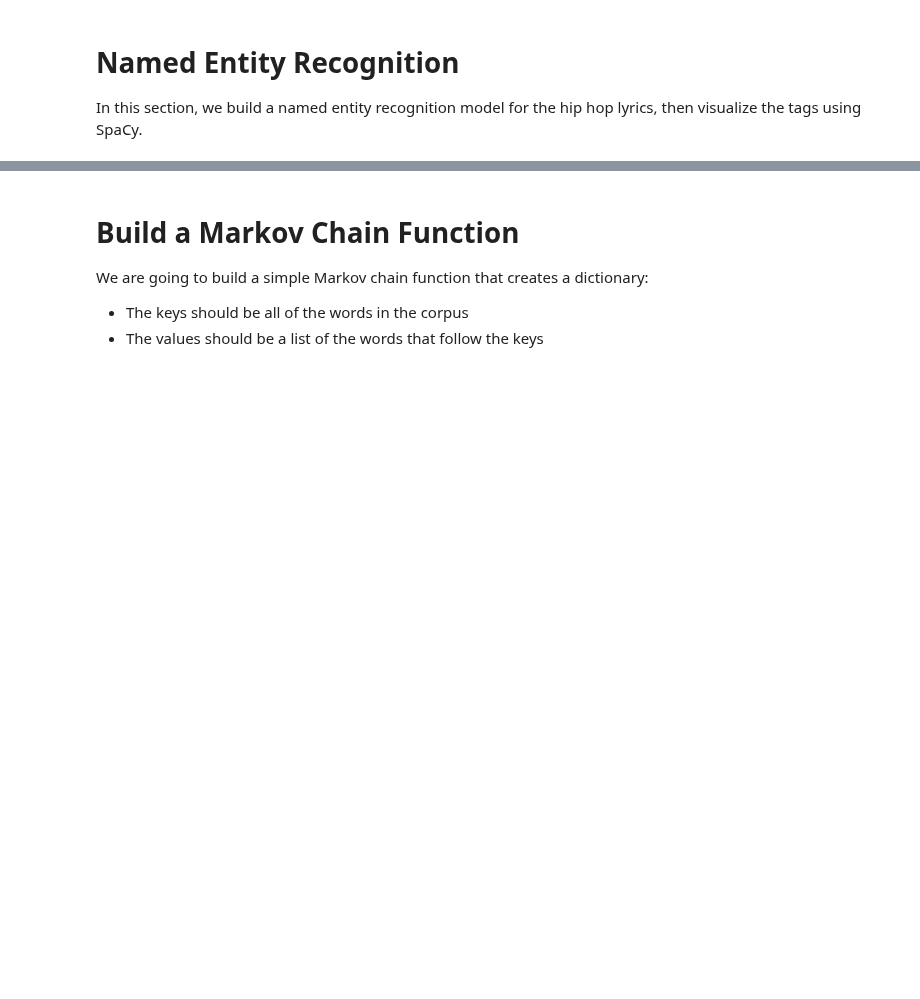
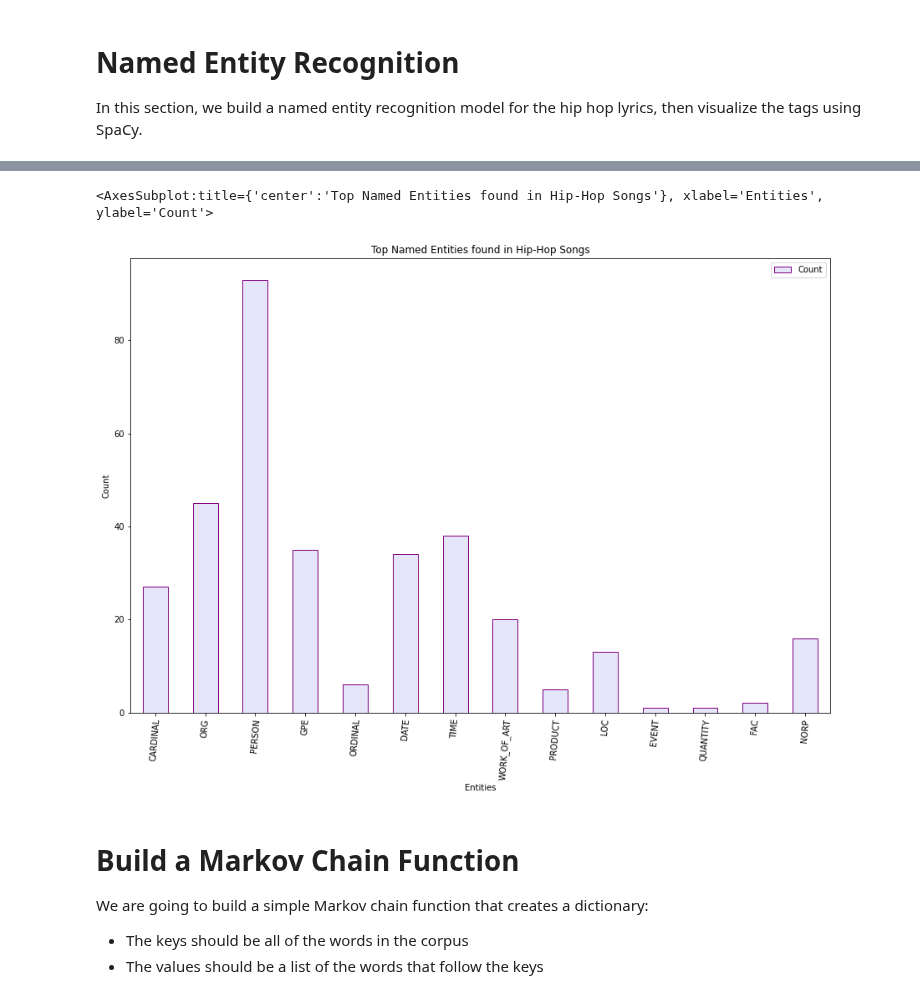
Before and after one commit to laufrankb/MiamiFintechProject2, a Jupyter notebook: hiphop_rnb_data/rnblyrics.ipynb, the cells around one changed output, grey strips where cells are left out. Cells and saved outputs as stored; diff of their text form; code cells hidden in the pictures; blank space fills up the shorter version.

```diff
--- a/hiphop_rnb_data/rnblyrics.ipynb
+++ b/hiphop_rnb_data/rnblyrics.ipynb
@@ -524,3 +655,21 @@ for ent in rnb_ner.ents:
+# %%
+# Bar chart of frequencies of Named Entities
+
+entities_count = pd.DataFrame.from_dict([Counter(ent_labels)]).T
+entities_count.columns = ['Count']
+
+entities_count.plot.bar(
+    figsize=(15,10),
+    xlabel = 'Entities',
+    ylabel = 'Count',
+    color = 'lavender',
+    rot =85,
+    edgecolor = 'purple',
+    title = 'Top Named Entities found in Hip-Hop Songs'
+    )
+# %% [output]
+<AxesSubplot:title={'center':'Top Named Entities found in Hip-Hop Songs'}, xlabel='Entities', ylabel='Count'>
+[figure, added]
 # %%
 # result_lyrics_df.to_csv('rnb_lyrics.csv', index=False)
 # %% [markdown]
```
Also changed, not shown: parts of 11 cells of this notebook, 2 other files.
